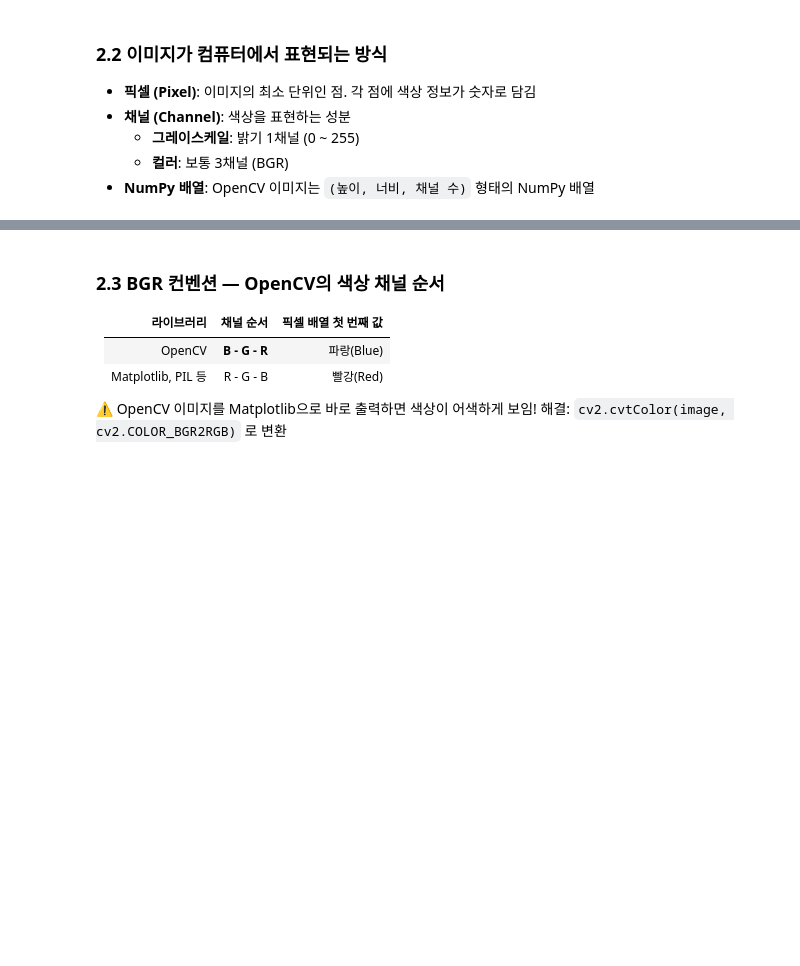
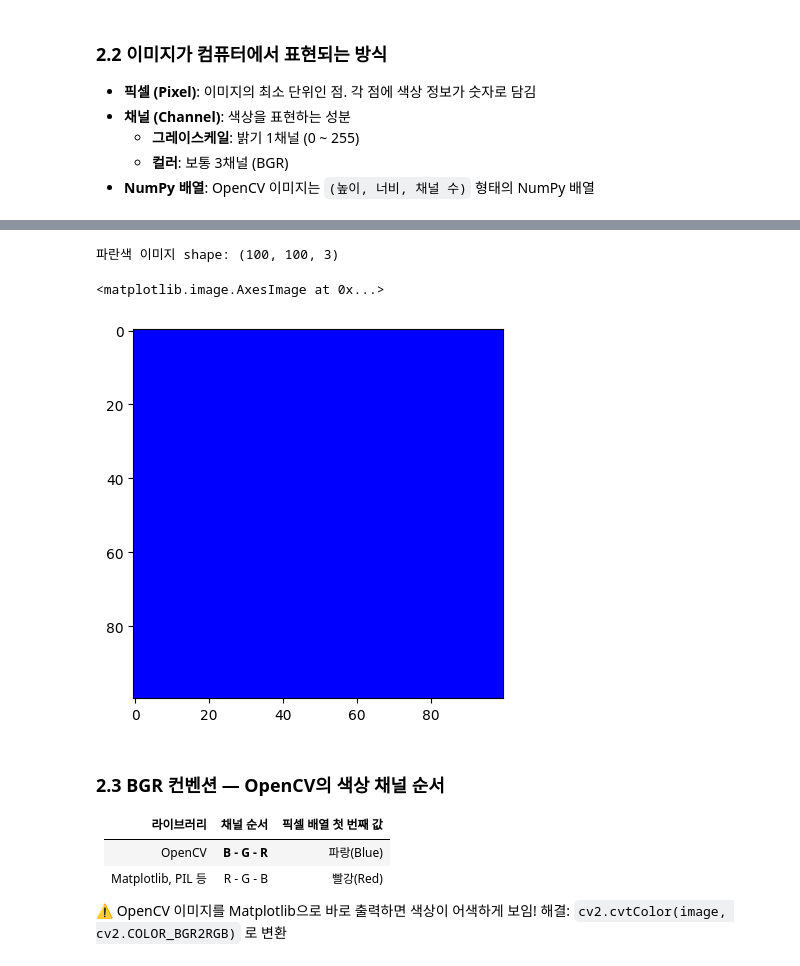
Before and after one commit to jhoon-Shim/physicalAI_Project, a Jupyter notebook: 04.01.OpenCV-Basic.ipynb, the cells around one changed output, grey strips where cells are left out. Drawn from its saved outputs; the diff is of its cells as text; code cells hidden in the pictures; blank space fills up the shorter version.

```diff
--- a/04.01.OpenCV-Basic.ipynb
+++ b/04.01.OpenCV-Basic.ipynb
@@ -110,3 +143,12 @@ plt.imshow(cv2.cvtColor(red_image, cv2.COLOR_BGR2RGB))
+# %%
+# 100x100 파란색 이미지 생성
+blue_image = np.full((100, 100, 3), [255, 0, 0], dtype=np.uint8)  # BGR: B=255
+print(f"파란색 이미지 shape: {blue_image.shape}")
+plt.imshow(cv2.cvtColor(blue_image, cv2.COLOR_BGR2RGB))
+# %% [output]
+파란색 이미지 shape: (100, 100, 3)
+<matplotlib.image.AxesImage at 0x...>
+[figure, added]
 # %% [markdown]
 ### 2.3 BGR 컨벤션 — OpenCV의 색상 채널 순서
 
```
Also changed, not shown: parts of 29 cells of this notebook, 15 other files.
